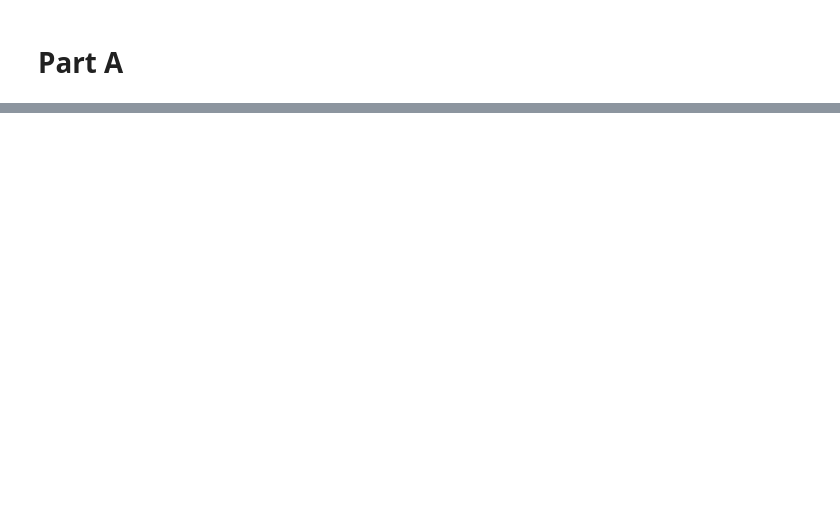
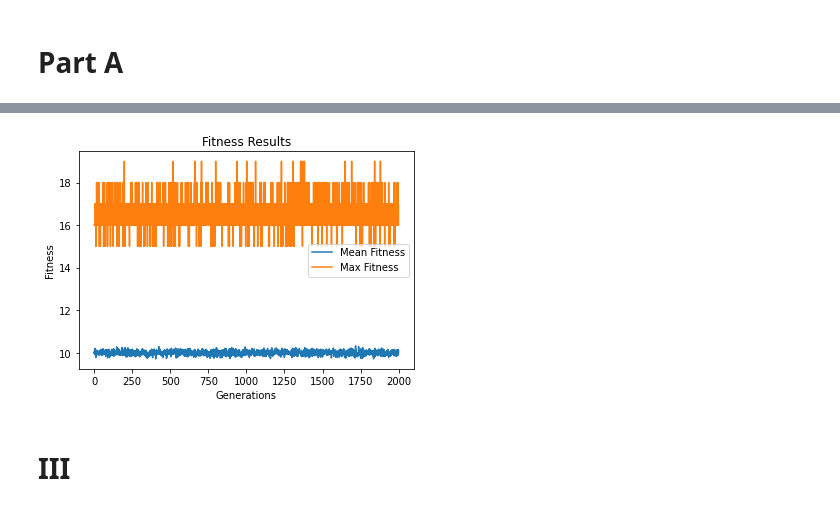
Before and after one commit to MohamedMoustafaNUIG/AI_Assignment1, a Jupyter notebook: Part_One.ipynb, the cells around one changed output, grey strips where cells are left out. Drawn from its saved outputs; the diff is of its cells as text; code cells hidden in the pictures; blank space fills up the shorter version.

```diff
--- a/Part_One.ipynb
+++ b/Part_One.ipynb
@@ -192,0 +128,11 @@ b_e
+# %%
+GOAL = [1, 0, 1, 0, 1, 0, 1, 0, 1, 0, 1, 0, 1, 0, 1, 0, 1, 0, 1, 0]
+# %%
+def objective(gene):
+    count = 0
+    for i in range(len(gene)):
+        if gene[i] == GOAL[i]:
+            count+=1
+    return count
+# %%
+b, b_e, avgs, maxs = genetic_algorithm(objective, N_BITS, N_ITER, N_POP, R_CROSS, R_MUT)
@@ -192,0 +150,6 @@ b_e
+# %%
+plot_progression([N_ITER, avgs, maxs])
+# %% [output]
+[figure, added]
+# %% [markdown]
+# III
```
Also changed, not shown: parts of 34 cells of this notebook, 1 other file.
